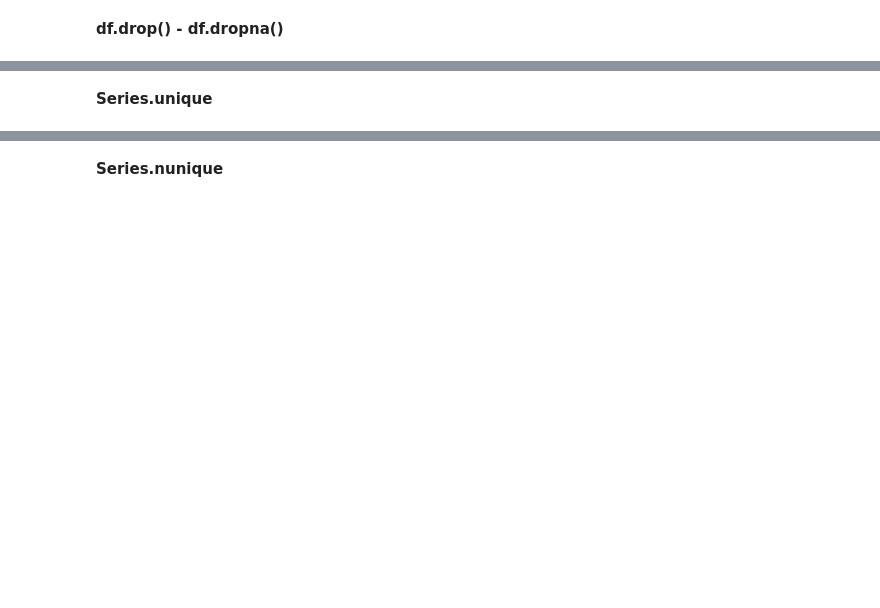
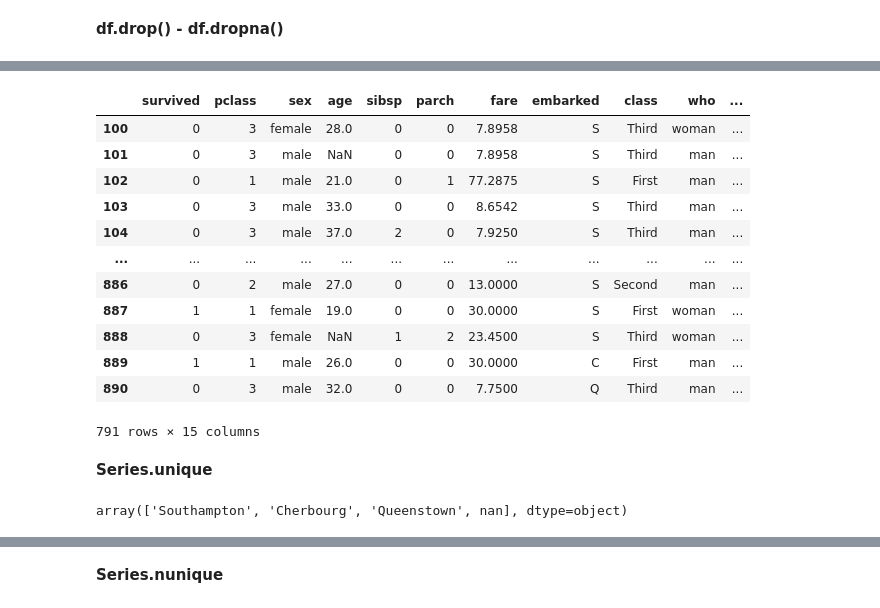
Before and after one commit to fidanfatih/Pycoders_Capstone, a Jupyter notebook: class5_data_manuplation_week3.ipynb, the cells around one changed output, grey strips where cells are left out. Drawn from its saved outputs; the diff is of its cells as text; code cells hidden in the pictures; blank space fills up the shorter version.

```diff
--- a/class5_data_manuplation_week3.ipynb
+++ b/class5_data_manuplation_week3.ipynb
@@ -19,2 +208,22 @@ import matplotlib.pyplot as plt
+# %%
+df.drop(range(100),axis=0)
+# %% [output]
+|  | survived | pclass | sex | age | sibsp | parch | fare | embarked | class | who | ... |
+| 100 | 0 | 3 | female | 28.0 | 0 | 0 | 7.8958 | S | Third | woman | ... |
+| 101 | 0 | 3 | male | NaN | 0 | 0 | 7.8958 | S | Third | man | ... |
+| 102 | 0 | 1 | male | 21.0 | 0 | 1 | 77.2875 | S | First | man | ... |
+| 103 | 0 | 3 | male | 33.0 | 0 | 0 | 8.6542 | S | Third | man | ... |
+| 104 | 0 | 3 | male | 37.0 | 2 | 0 | 7.9250 | S | Third | man | ... |
+| ... | ... | ... | ... | ... | ... | ... | ... | ... | ... | ... | ... |
+| 886 | 0 | 2 | male | 27.0 | 0 | 0 | 13.0000 | S | Second | man | ... |
+| 887 | 1 | 1 | female | 19.0 | 0 | 0 | 30.0000 | S | First | woman | ... |
+| 888 | 0 | 3 | female | NaN | 1 | 2 | 23.4500 | S | Third | woman | ... |
+| 889 | 1 | 1 | male | 26.0 | 0 | 0 | 30.0000 | C | First | man | ... |
+| 890 | 0 | 3 | male | 32.0 | 0 | 0 | 7.7500 | Q | Third | man | ... |
+791 rows × 15 columns
 # %% [markdown]
 **Series.unique**
+# %%
+df.embark_town.unique()
+# %% [output]
+array(['Southampton', 'Cherbourg', 'Queenstown', nan], dtype=object)
```
Also changed, not shown: parts of 76 cells of this notebook.
